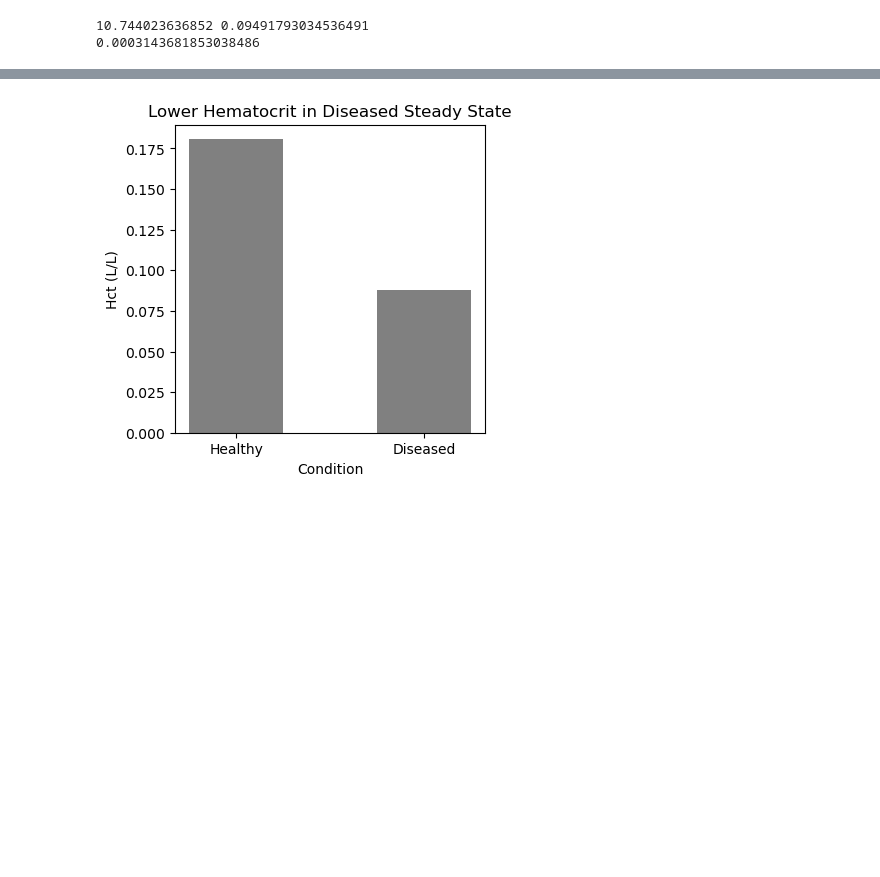
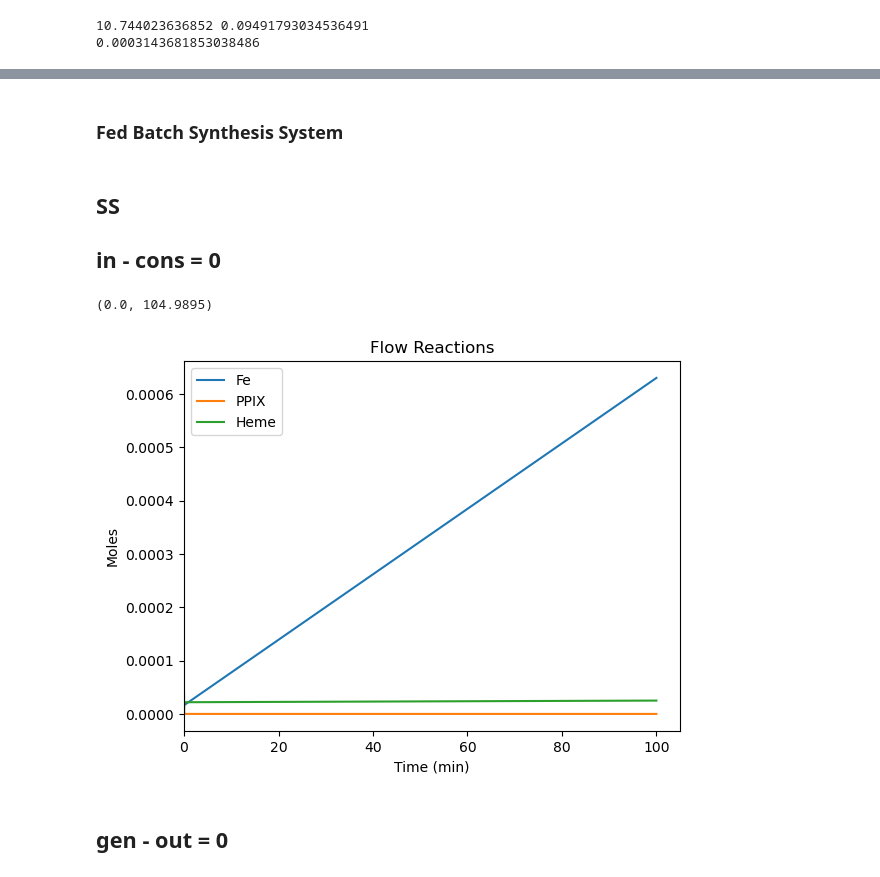
Before and after one commit to penelopenorth/PBL2, a Jupyter notebook: equations.ipynb, the cells around one changed output, grey strips where cells are left out. Saved outputs shown, nothing was run; the diff lists cells and outputs as text; code cells hidden in the pictures; blank space fills up the shorter version.

Commit message:
David can you look at the steady state fed batch part and try to figure out what's going wrong

```diff
--- a/equations.ipynb
+++ b/equations.ipynb
@@ -276,15 +155,65 @@ diseased Hct: 0.087912167
-# %%
-# Create a bar chart
-plt.figure(figsize=(4, 4))
-plt.bar([0, 0.2], [healthy_HCT, dis_HCT], width=0.1, align='center', color="gray")
-plt.xticks([0, 0.2], ['Healthy', 'Diseased'])
-
-# Add labels and title
-plt.xlabel('Condition')
-plt.ylabel('Hct (L/L)')
-plt.title('Lower Hematocrit in Diseased Steady State')
-
-# Display the chart
-plt.show()
-# %% [output]
-[figure, removed]
+# %% [markdown]
+### Fed Batch Synthesis System
+# %% [markdown]
+## SS
+## in - cons = 0
+# %%
+import numpy as np
+import scipy.integrate as integrate
+import matplotlib.pyplot as plt
+
+tspan = np.arange(0, 100, 0.01) #min
+# time span for integration
+PPIX_molar = 562.6581 #g/mol
+
+Vmax = (0.23 *(10**-6))*1440 #M/min
+
+#Initial flow rates
+Fe0 = (17 *(10**-6)) * 2.25 #Molar x L = mol, initial moles of Fe
+PPIX0 = 9.755*(10**-6) * 2.25 #Molar x L = mol, initial moles of PPIX
+kmP = 11 *(10**-6)#M
+kmFe = 80 *(10**-6)#M
+CO = 5*1440 #L/min
+#assume density of bone marrow ~ of blood (1g/cm^3)
+dens = 1 #g/mL
+
+#Molar flow rates in of both substrates
+iron_inlet = (10**-2 * 2)/(2.25*1440) #M/min
+    #multiplied by 2 because 2 Fe per 1 btf
+ppix_inlet = (10**-4)/(2.25*1440) #M/min
+    #come back and find what ppix should be
+
+X0 = np.array([Fe0, PPIX0, 0])  # Initial moles of A and B in vessel
+
+def FlowReact(X, t):
+    Fe = X[0]  # Moles of Fe
+    PPIX = X[1]  # Moles of PPIX
+
+    vol = (((X[0]*Fe_molar) + (X[1]*PPIX_molar)) / dens) / 1000 #Liters
+    Fe_conc = X[0]/vol
+    PPIX_conc = X[1]/vol
+
+    cons = (-(Vmax * Fe_conc * PPIX_conc) / ((kmP * Fe_conc) + (kmFe * PPIX_conc) + (Fe * PPIX_conc)))
+
+    dFe = (iron_inlet + cons)  # Change in Fe is flow in - consumption
+    dPPIX = (ppix_inlet + cons)     # Change in PPIX is flow in - consumption
+    dHeme = -cons  # Change in Heme is generation
+
+    return np.array([dFe, dPPIX, dHeme])
+
+solution = odeint(FlowReact, X0, tspan)  # Solve ode
+
+fig, ax1 = plt.subplots()      # Create plot for use with two y-axes
+ax1.plot(tspan, solution[:,0], label='Fe')      # Plot of Fe vs. time on axis 1 (left)
+ax1.plot(tspan, solution[:,1], label='PPIX')      # Plot of PPIX vs. time on axis 1 (left)
+ax1.plot(tspan, solution[:,2], label='Heme')      # Plot of Heme vs. time on axis 1 (left)
+plt.title("Flow Reactions")    # Set plot title
+plt.xlabel("Time (min)")        # Set x-axis title
+plt.ylabel("Moles")            # Set y-axis title (left)
+plt.legend()                   # Set legend for left axis
+plt.xlim(left=0)               # Set lower x-axis value to 0
+# %% [output]
+(0.0, 104.9895)
+[figure, added]
+# %% [markdown]
+## gen - out = 0
```
Also changed, not shown: parts of 15 cells of this notebook.
